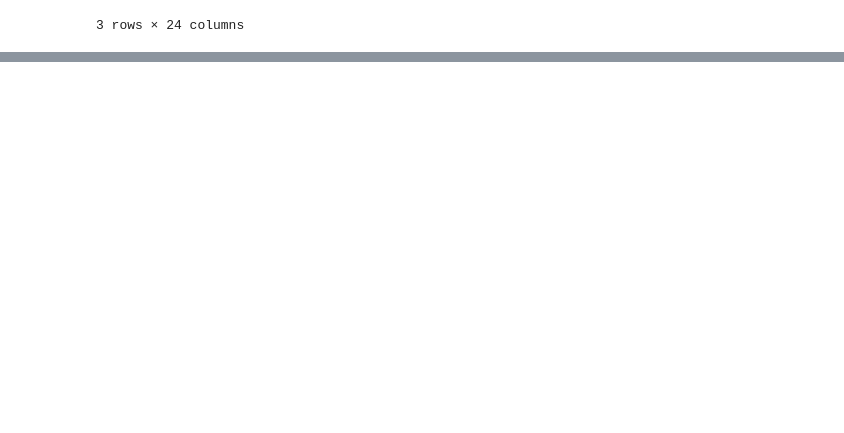
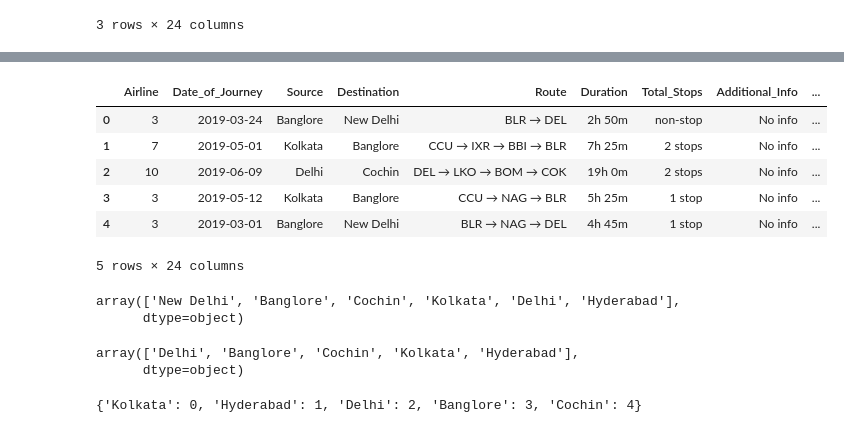
Before and after one commit to suyogshresthaa/Flight-Fare-Prediction-System, a Jupyter notebook: flight_price_prediction.ipynb, the cells around one changed output, grey strips where cells are left out. Saved outputs shown, nothing was run; the diff lists cells and outputs as text; code cells hidden in the pictures; blank space fills up the shorter version.

```diff
--- a/flight_price_prediction.ipynb
+++ b/flight_price_prediction.ipynb
@@ -364,8 +364,8 @@ df_train_copy['Source'].unique()
 array(['Banglore', 'Kolkata', 'Delhi', 'Chennai', 'Mumbai'], dtype=object)
 # %%
 ## applying one hot encoding from scratch
-for sub_category in df_train_copy['Source'].unique():
-    df_train_copy['Source_'+sub_category] = df_train_copy['Source'].apply(lambda x : 1 if x==sub_category else 0)
+for category in df_train_copy['Source'].unique():
+    df_train_copy['Source_'+category] = df_train_copy['Source'].apply(lambda x : 1 if x==category else 0)
 # %%
 ## alternate one hot encoding
 
@@ -396,0 +431,6 @@ df_train_copy.head(3)
+# %%
+airlines = df_train_copy.groupby(['Airline'])['Price'].mean().sort_values().index
+# %%
+## converting to dictionary
+airlines_dict = {key:index for index, key in enumerate(airlines, 0)}
+airlines_dict
@@ -396,0 +450,17 @@ df_train_copy.head(3)
+# %%
+df_train_copy['Airline'] = df_train_copy['Airline'].map(airlines_dict)
+# %%
+df_train_copy.head(5)
+# %% [output]
+|  | Airline | Date_of_Journey | Source | Destination | Route | Duration | Total_Stops | Additional_Info | ... |
+| 0 | 3 | 2019-03-24 | Banglore | New Delhi | BLR → DEL | 2h 50m | non-stop | No info | ... |
+| 1 | 7 | 2019-05-01 | Kolkata | Banglore | CCU → IXR → BBI → BLR | 7h 25m | 2 stops | No info | ... |
+| 2 | 10 | 2019-06-09 | Delhi | Cochin | DEL → LKO → BOM → COK | 19h 0m | 2 stops | No info | ... |
+| 3 | 3 | 2019-05-12 | Kolkata | Banglore | CCU → NAG → BLR | 5h 25m | 1 stop | No info | ... |
+| 4 | 3 | 2019-03-01 | Banglore | New Delhi | BLR → NAG → DEL | 4h 45m | 1 stop | No info | ... |
+5 rows × 24 columns
+# %%
+df_train_copy['Destination'].unique()
+# %% [output]
+array(['New Delhi', 'Banglore', 'Cochin', 'Kolkata', 'Delhi', 'Hyderabad'],
+      dtype=object)
@@ -396,0 +470,5 @@ df_train_copy.head(3)
+# %%
+df_train_copy['Destination'].unique()
+# %% [output]
+array(['Delhi', 'Banglore', 'Cochin', 'Kolkata', 'Hyderabad'],
+      dtype=object)
@@ -396,0 +478,5 @@ df_train_copy.head(3)
+# %%
+destination_dict = {key:index for index, key in enumerate(destination, 0)}
+destination_dict
+# %% [output]
+{'Kolkata': 0, 'Hyderabad': 1, 'Delhi': 2, 'Banglore': 3, 'Cochin': 4}
```
Also changed, not shown: parts of 10 cells of this notebook.
